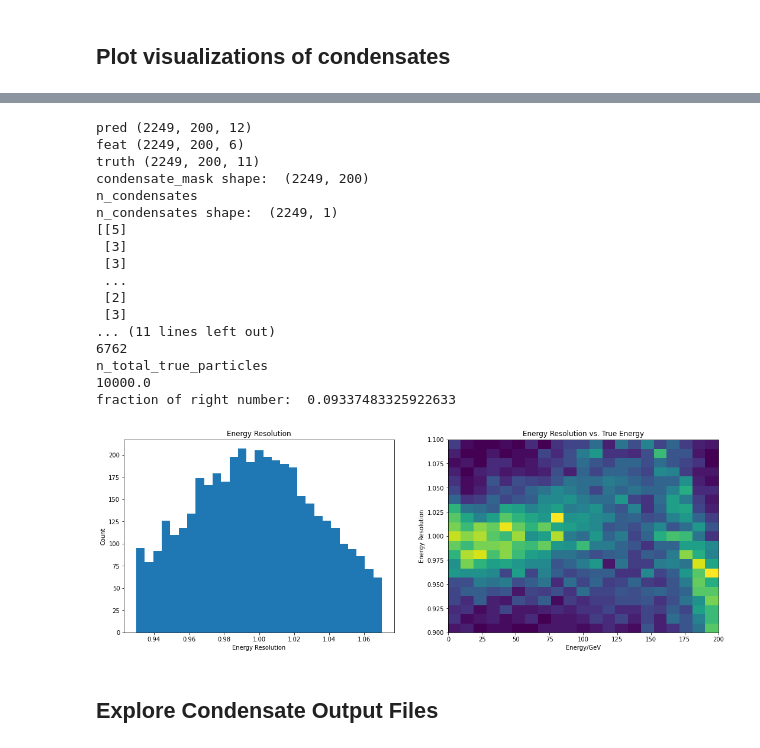
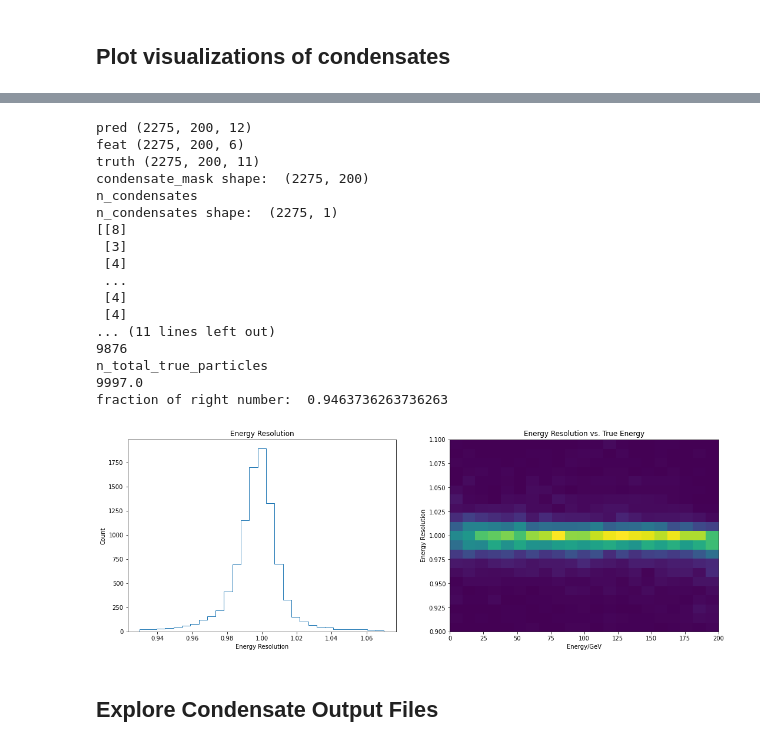
Before and after one commit to abao1999/DRNOC, a Jupyter notebook: notebooks/explore.ipynb, the cells around one changed output, grey strips where cells are left out. Saved outputs shown, nothing was run; the diff lists cells and outputs as text; code cells hidden in the pictures.

```diff
--- a/notebooks/explore.ipynb
+++ b/notebooks/explore.ipynb
@@ -527,13 +373,13 @@ batchsize = -1
 # DJCSetGPUs(args.gpu)
 
 # use as input model a previously (partially) trained model with same train_data data collection
-inputModel = "../results_partial/KERAS_check_best_model.h5"
+inputModel = "../backup_results_full/KERAS_check_best_model_2.h5"
 custom_objs = get_custom_objects()
 model = load_model(inputModel, custom_objects=custom_objs)
 
 # File Paths
 # file that we are generating predictions for
-inputfile = '../data/train_data/1.djctd'
+inputfile = '../data/test_data/9.djctd'
 # same directory as input file
 outputDir = os.path.dirname(inputfile) + "/predictions"
 outputfilename = "pred_"+os.path.basename(inputfile)
@@ -843,9 +861,8 @@ def custom_make_particle_resolution_plots(feat,predicted,truth):
 
     n_condensates = np.sum(condensate_mask, axis=-1, keepdims=True) #B x 1
 
-    # get number of true particles for each event(?) by taking maximum of true object ids (t_objidx) among V dim
+    # get number of true particles for each event by taking maximum of true object ids (t_objidx) among V dim
     n_true_particles = np.reshape(np.max(d['t_objidx'],axis=1)+1., [d['t_objidx'].shape[0],1])  #B x 1 x 1
-
 
     print("n_condensates")
     print("n_condensates shape: ", n_condensates.shape)
@@ -884,7 +901,7 @@ def custom_make_particle_resolution_plots(feat,predicted,truth):
     axs = [fig.add_subplot(1,2,1),
             fig.add_subplot(1,2,2)]
 
-    axs[0].hist(E_resolution,bins=29, range=[0.93,1.07])
+    axs[0].hist(E_resolution,bins=29, range=[0.93,1.07], histtype='step')
     axs[1].hist2d(sel_E_true,E_resolution,bins=21, range=[[0,200],[0.9,1.1]])
 
     axs[0].set_title("Energy Resolution")
@@ -907,42 +924,42 @@ def custom_make_particle_resolution_plots(feat,predicted,truth):
 # %%
 # matplotlib as mpl imported earlier
 mpl.use('Agg')
 # from tools import make_particle_resolution_plots
 
-inputFile = "../data/train_data/predictions/pred_1.djctd"
+inputFile = "../data/test_data/predictions/pred_9.djctd"
 
 #just read the stored data
 td = TrainData()
 td.readFromFile(inputFile)
 indata = td.transferFeatureListToNumpy()
 pred, feat, truth = indata[0],indata[1],indata[2]
 del td
 
 print('pred',pred.shape)
 print('feat',feat.shape)
 print('truth',truth.shape)
 
 # make_particle_resolution_plots(feat, pred, truth, outfile="reso.pdf")
 custom_make_particle_resolution_plots(feat, pred, truth)
 # %% [output]
-pred (2249, 200, 12)
-feat (2249, 200, 6)
-truth (2249, 200, 11)
-condensate_mask shape:  (2249, 200)
+pred (2275, 200, 12)
+feat (2275, 200, 6)
+truth (2275, 200, 11)
+condensate_mask shape:  (2275, 200)
 n_condensates
-n_condensates shape:  (2249, 1)
-[[5]
+n_condensates shape:  (2275, 1)
+[[8]
  [3]
- [3]
+ [4]
  ...
- [2]
- [3]
+ [4]
+ [4]
 ... (11 lines left out)
-6762
+9876
 n_total_true_particles
-10000.0
-fraction of right number:  0.09337483325922633
+9997.0
+fraction of right number:  0.9463736263736263
-[figure, old version]
+[figure, new version]
 # %%
 # from wand.image import Image as WImage
 # img = WImage(filename='reso.pdf')
```
Also changed, not shown: parts of 37 cells of this notebook, 21 other files.
